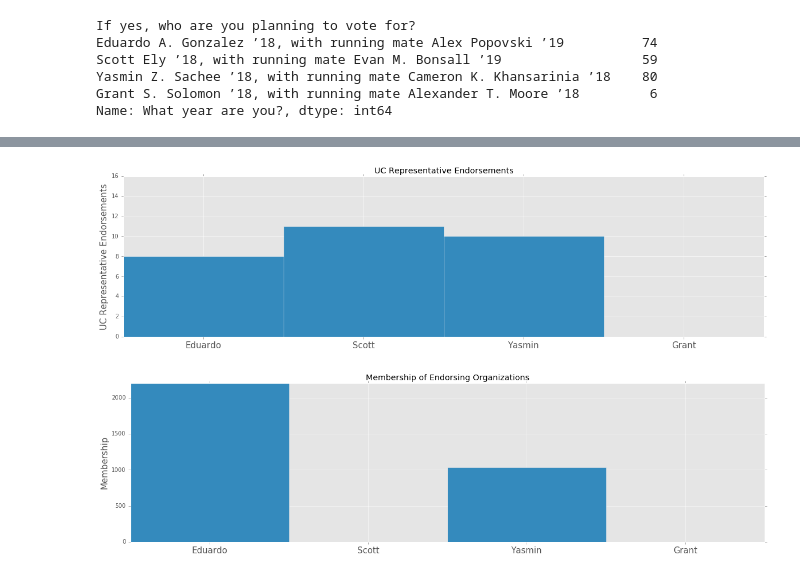
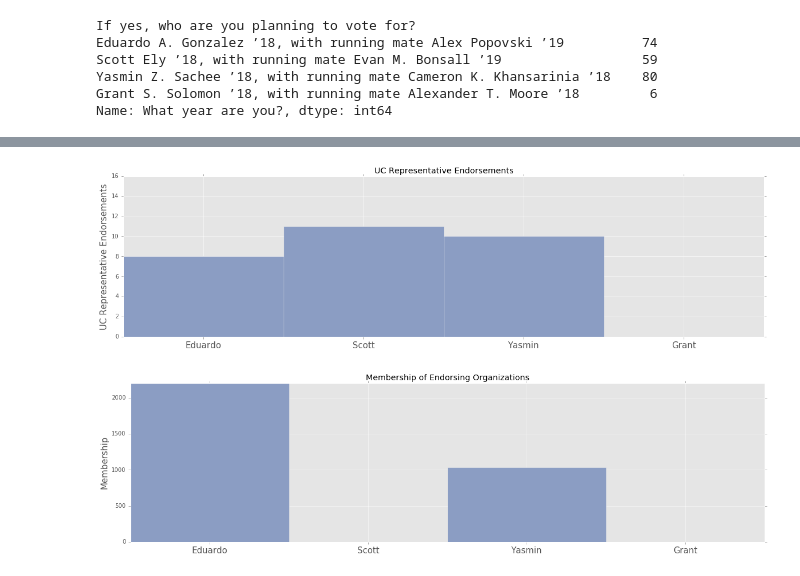
Before and after one commit to HarvardOpenData/sixteenthirtysix, a Jupyter notebook: Data Analysis.ipynb, the cells around one changed output, grey strips where cells are left out. Saved outputs shown, nothing was run; the diff lists cells and outputs as text; code cells hidden in the pictures.

```diff
--- a/Data Analysis.ipynb
+++ b/Data Analysis.ipynb
@@ -27,9 +27,9 @@ Junior       62
 Senior       24
 Name: Are you planning to vote in the UC Election?, dtype: int64
 # %%
-def plot_data (data, title, ylabel, xticks = candidates_short):
+def plot_data (data, title, ylabel, color, xticks = candidates_short):
     fig = plt.figure(figsize = (20, 5))
-    plt.bar(np.arange(0, 4), data, width = 1.0)
+    plt.bar(np.arange(0, 4), data, width = 1.0, color = color)
     plt.title(title)
     plt.xticks(np.arange(0.5, 4), xticks, fontsize = 15)
     plt.ylabel(ylabel, fontsize = 15)
@@ -112,12 +112,12 @@ plot_data (pro_pic_changes, "Total Profile Pictures Changed In Support", "Profil
 # %%
 # UC Representative support
 uc_likes = [8, 11, 10, 0]
-plot_data (uc_likes, "UC Representative Endorsements", "UC Representative Endorsements")
+plot_data (uc_likes, "UC Representative Endorsements", "UC Representative Endorsements", "#8b9dc3")
 # %% [output]
-[figure, old version]
+[figure, new version]
 # %%
 # Organization membership in support
 org_likes = [2201, 0, 1032, 0]
-plot_data (org_likes, "Membership of Endorsing Organizations", "Membership")
+plot_data (org_likes, "Membership of Endorsing Organizations", "Membership", "#8b9dc3")
 # %% [output]
-[figure, old version]
+[figure, new version]
```
Also changed, not shown: parts of 6 cells of this notebook.
